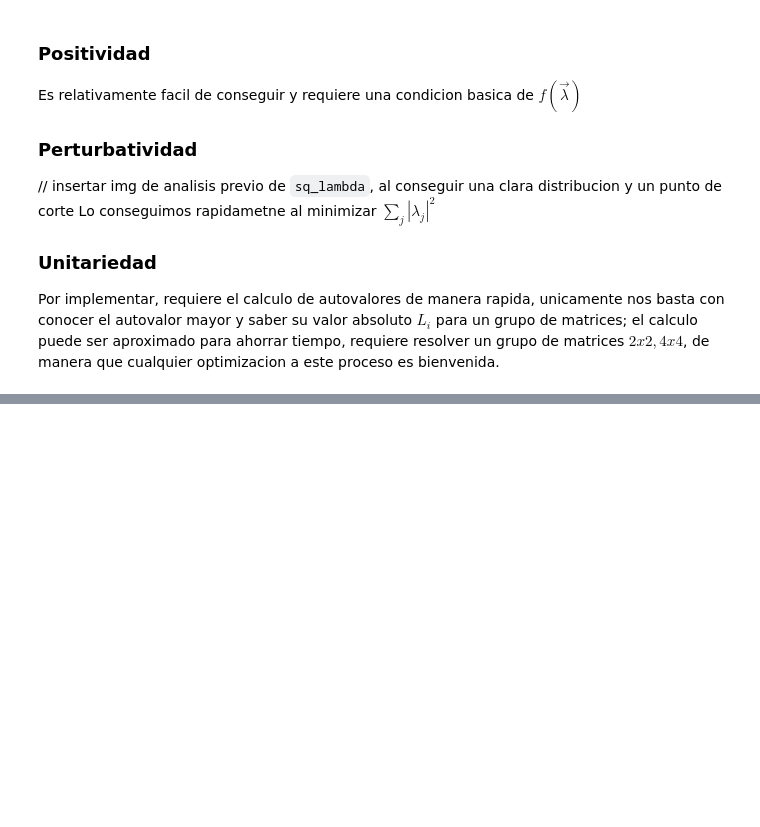
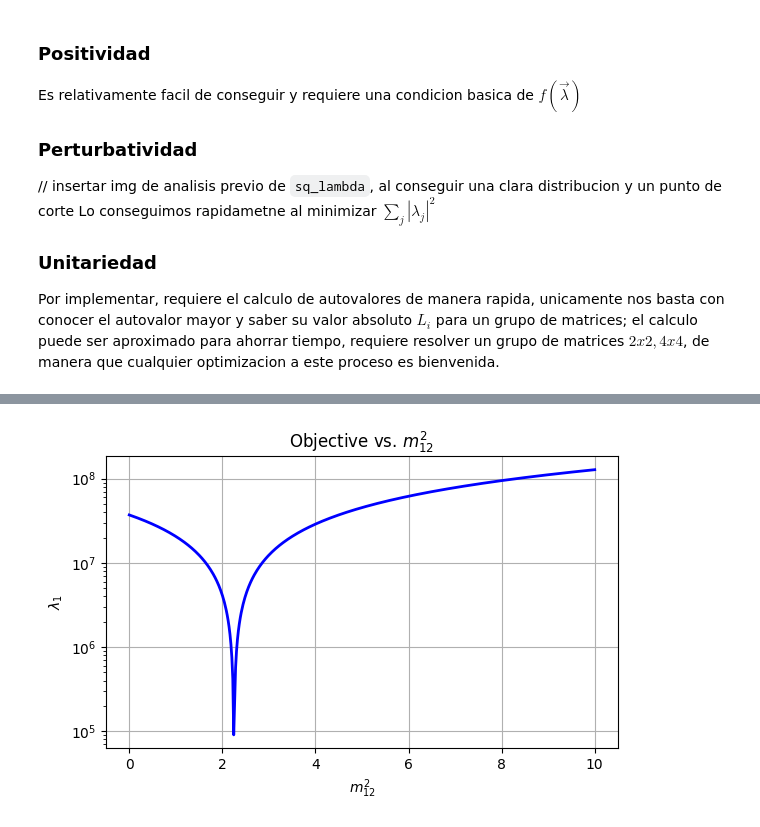
Before and after one commit to fbientrigo/dihiggs, a Jupyter notebook: mlpython/06_valid_points/06a_reunion.ipynb, the cells around one changed output, grey strips where cells are left out. Saved outputs shown, nothing was run; the diff lists cells and outputs as text; code cells hidden in the pictures; blank space fills up the shorter version.

```diff
--- a/mlpython/06_valid_points/06a_reunion.ipynb
+++ b/mlpython/06_valid_points/06a_reunion.ipynb
@@ -36,0 +49,10 @@ Por implementar, requiere el calculo de autovalores de manera rapida, unicamente
+# %%
+# ---- fixed params -----
+#[mphi, mA, sin_ba, tan_beta, lambda6, lambda7, m12_2]
+mphi = 150
+mA = 300
+sin_ba = 1
+tan_beta = 1e4
+lambda6 = 0.01
+lambda7 = 0.0
+# ---- ------------ -----
@@ -36,0 +221,16 @@ Por implementar, requiere el calculo de autovalores de manera rapida, unicamente
+# %%
+
+# ─────────────────────────────────────────────────────────────────────────────
+# Plot the result
+# ─────────────────────────────────────────────────────────────────────────────
+plt.figure(figsize=(6,4))
+plt.plot(m12_values, f_values, '-', lw=2, color='blue')
+plt.yscale('log')
+plt.xlabel(r"$m_{12}^2$")
+plt.ylabel(r"$\lambda_1$")
+plt.title("Objective vs. $m_{12}^2$")
+plt.grid(True)
+plt.tight_layout()
+plt.show()
+# %% [output]
+[figure, added]
```
Also changed, not shown: parts of 26 cells of this notebook, 32 other files.
